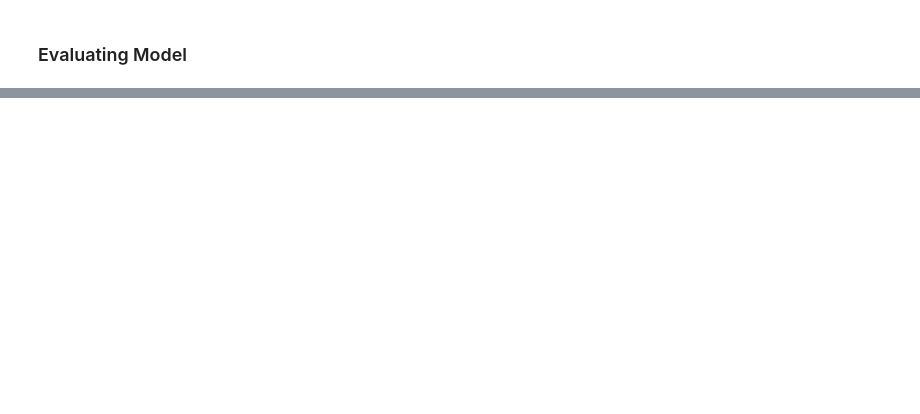
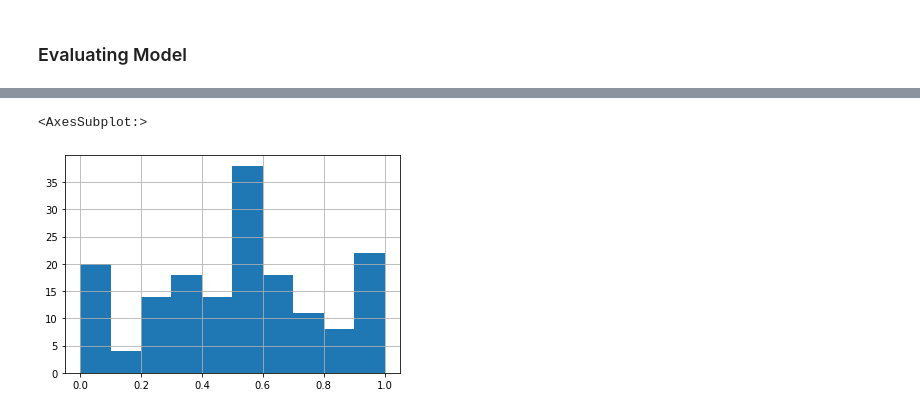
Before and after one commit to zlee1/RedditSentimentAnalysis, a Jupyter notebook: reddit_semtiment_analysis.ipynb, the cells around one changed output, grey strips where cells are left out. Drawn from its saved outputs; the diff is of its cells as text; code cells hidden in the pictures; blank space fills up the shorter version.

Commit message:
proper evaluation and data collection for multiple tickers at once

```diff
--- a/reddit_semtiment_analysis.ipynb
+++ b/reddit_semtiment_analysis.ipynb
@@ -369,5 +414,5 @@ Trainable params: 123,097
 Non-trainable params: 0
 _________________________________________________________________
 # %%
-model.fit(X_train, y_train, epochs=100, validation_data=(X_test, y_test), verbose=2)
+model.fit(train_padded, train["Positive_Change"], epochs=30, validation_data=(test_padded, test["Positive_Change"]), verbose=2)
 # %% [output]
@@ -391,6 +436,6 @@ Epoch 100/100
 <keras.callbacks.History at 0x...>
 # %%
-pred = model.predict(X_test)
+pred = model.predict(test_padded)
 # %% [output]
 WARNING:tensorflow:AutoGraph could not transform <function Model.make_predict_function.<locals>.predict_function at 0x...> and will run it as-is.
 Please report this to the TensorFlow team. When filing the bug, set the verbosity to 10 (on Linux, `export AUTOGRAPH_VERBOSITY=10`) and attach the full output.
@@ -413,14 +458,32 @@ accuracy_score(real_pred, y_test)
 # %% [markdown]
 ### Evaluating Model
 # %%
-def evaluate(data, model, train_proportion=0.8):
+def evaluate(test_data, padded, model):
     days = []
-    actual = []
-    pred_proportion = []
-    pred_val = []
+    correct_proportion = []
+    pred_sum = []
 
-    for date in data.Date.unique():
+    for date in test_data.Date.unique():
         days.append(date)
-        actual.append()
-        day = data[data["Date"] == date]
-        predictions = []
+
+        day = test_data[test_data["Date"] == date]
+
+        day_padded = padded[day.index[0]:day.index[-1]+1]
+
+        pred = model.predict(day_padded)
+
+        real_pred = []
+        for i in pred:
+            real_pred.append(1 if i > 0.5 else 0)
+
+        exp = list(day["Positive_Change"])[0]
+        pred_sum.append(sum(real_pred))
+        correct_count = 0
+        for i in real_pred:
+            if(i == exp):
+                correct_count += 1
+        correct_proportion.append(correct_count/len(real_pred))
+    return pd.DataFrame({"Date":days, "Correct_Proportion":correct_proportion, "Prediction_Sum":pred_sum})
+# %%
+results = evaluate(test, test_padded, model)
+results
@@ -426,0 +504,5 @@ def evaluate(data, model, train_proportion=0.8):
+# %%
+results.Correct_Proportion.hist()
+# %% [output]
+<AxesSubplot:>
+[figure, added]
```
Also changed, not shown: parts of 22 cells of this notebook, 1 other file.
